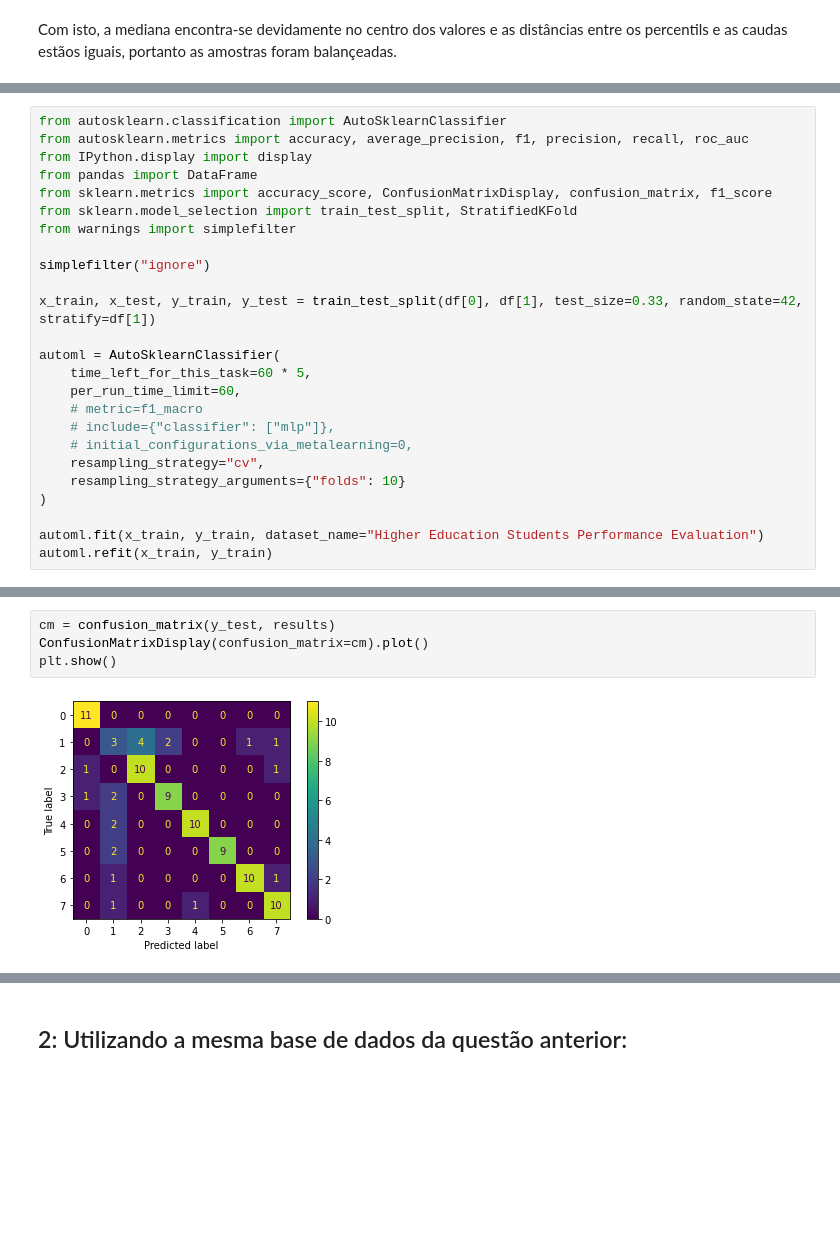
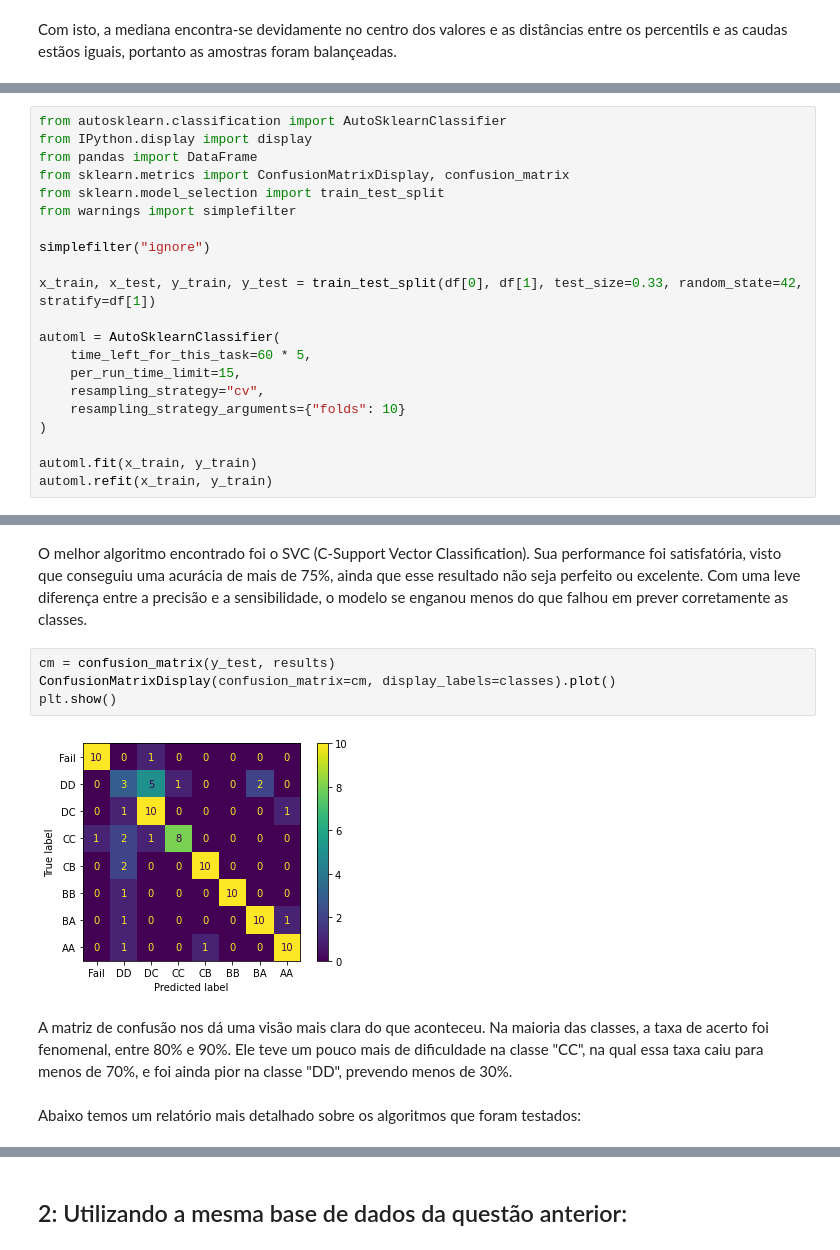
Before and after one commit to hyoretsu/ia, a Jupyter notebook: prova2.ipynb, the cells around one changed output, grey strips where cells are left out. Drawn from its saved outputs; the diff is of its cells as text; blank space fills up the shorter version.

```diff
--- a/prova2.ipynb
+++ b/prova2.ipynb
@@ -69,10 +93,9 @@ plt.show()
 # %%
 from autosklearn.classification import AutoSklearnClassifier
-from autosklearn.metrics import accuracy, average_precision, f1, precision, recall, roc_auc
 from IPython.display import display
 from pandas import DataFrame
-from sklearn.metrics import accuracy_score, ConfusionMatrixDisplay, confusion_matrix, f1_score
-from sklearn.model_selection import train_test_split, StratifiedKFold
+from sklearn.metrics import ConfusionMatrixDisplay, confusion_matrix
+from sklearn.model_selection import train_test_split
 from warnings import simplefilter
 
 simplefilter("ignore")
@@ -81,13 +104,10 @@ x_train, x_test, y_train, y_test = train_test_split(df[0], df[1], test_size=0.33
 
 automl = AutoSklearnClassifier(
     time_left_for_this_task=60 * 5,
-    per_run_time_limit=60,
-    # metric=f1_macro
-    # include={"classifier": ["mlp"]},
-    # initial_configurations_via_metalearning=0,
+    per_run_time_limit=15,
     resampling_strategy="cv",
     resampling_strategy_arguments={"folds": 10}
 )
 
-automl.fit(x_train, y_train, dataset_name="Higher Education Students Performance Evaluation")
+automl.fit(x_train, y_train)
 automl.refit(x_train, y_train)
@@ -118,7 +138,13 @@ model_id
+# %% [markdown]
+O melhor algoritmo encontrado foi o SVC (C-Support Vector Classification). Sua performance foi satisfatória, visto que conseguiu uma acurácia de mais de 75%, ainda que esse resultado não seja perfeito ou excelente. Com uma leve diferença entre a precisão e a sensibilidade, o modelo se enganou menos do que falhou em prever corretamente as classes.
 # %%
 cm = confusion_matrix(y_test, results)
-ConfusionMatrixDisplay(confusion_matrix=cm).plot()
+ConfusionMatrixDisplay(confusion_matrix=cm, display_labels=classes).plot()
 plt.show()
 # %% [output]
-[figure, old version]
+[figure, new version]
+# %% [markdown]
+A matriz de confusão nos dá uma visão mais clara do que aconteceu. Na maioria das classes, a taxa de acerto foi fenomenal, entre 80% e 90%. Ele teve um pouco mais de dificuldade na classe "CC", na qual essa taxa caiu para menos de 70%, e foi ainda pior na classe "DD", prevendo menos de 30%.
+# %% [markdown]
+Abaixo temos um relatório mais detalhado sobre os algoritmos que foram testados:
 # %%
```
Also changed, not shown: parts of 10 cells of this notebook.
